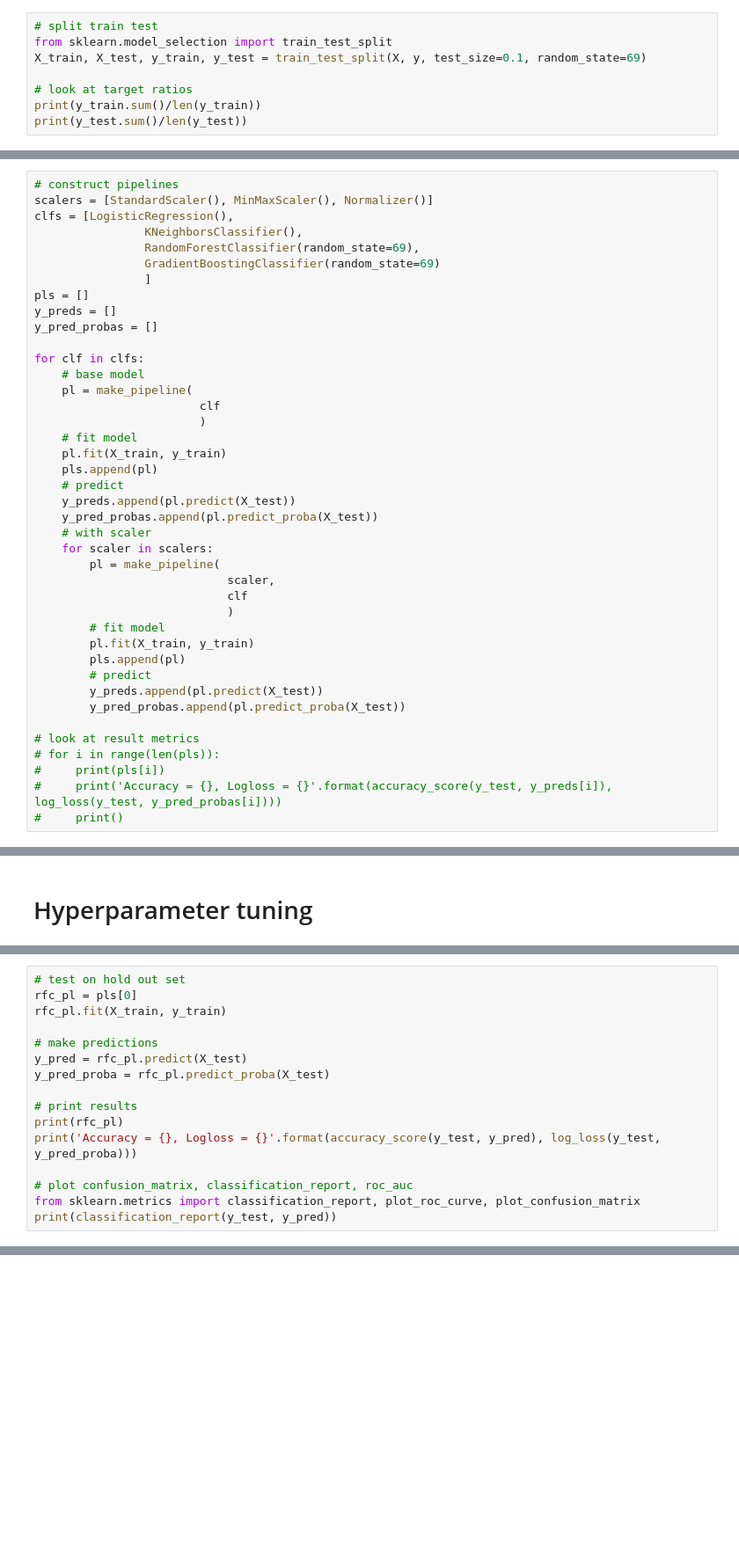
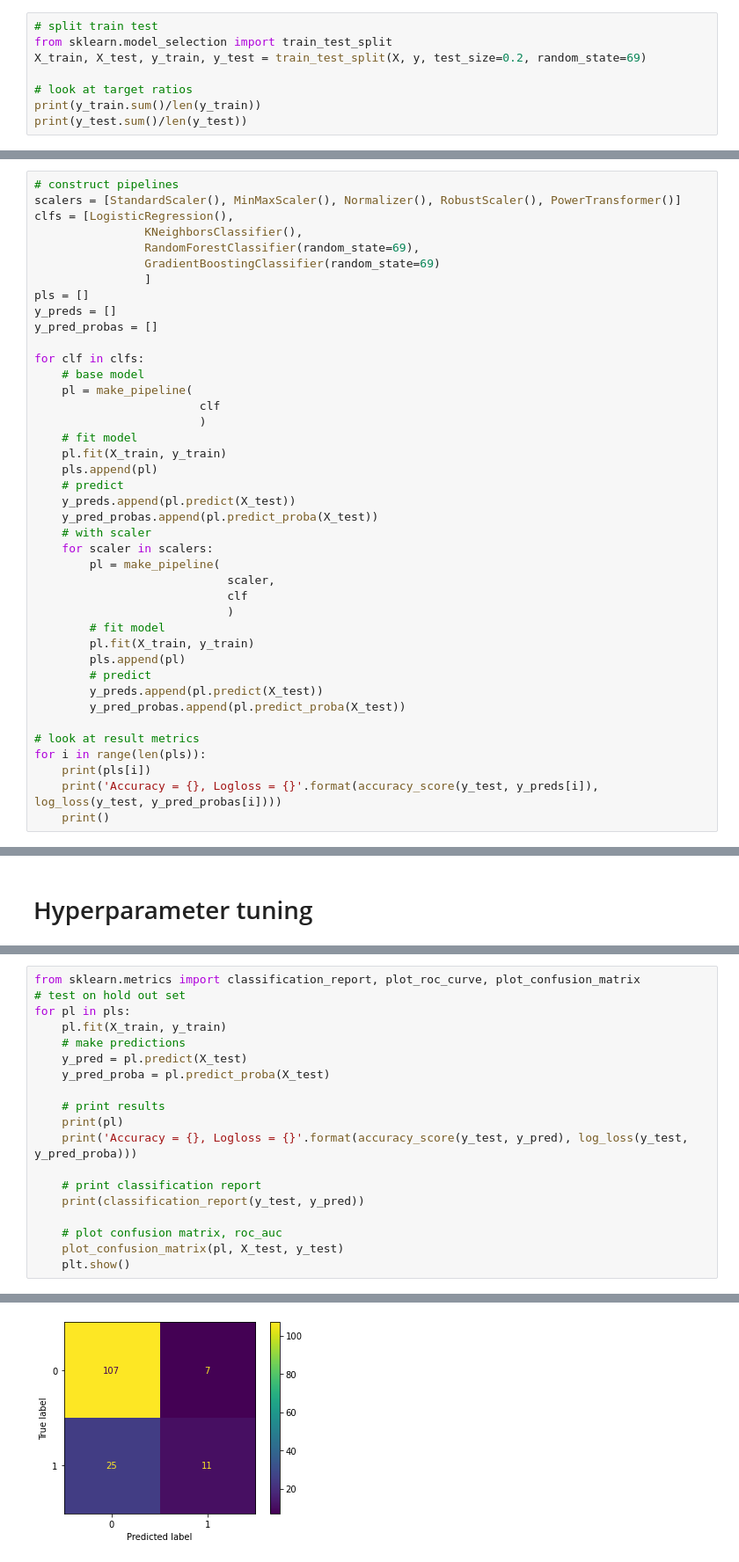
Before and after one commit to tawiwut-cha/datacamp_projects, a Jupyter notebook: blood/notebook.ipynb, the cells around one changed output, grey strips where cells are left out. Shown at 88% size. Drawn from its saved outputs; the diff is of its cells as text; blank space fills up the shorter version.

Commit message:
your first self-done classification pj, quest on!

```diff
--- a/blood/notebook.ipynb
+++ b/blood/notebook.ipynb
@@ -131,7 +132,7 @@ Time since first donation (months)
 # %%
 # split train test
 from sklearn.model_selection import train_test_split
-X_train, X_test, y_train, y_test = train_test_split(X, y, test_size=0.1, random_state=69)
+X_train, X_test, y_train, y_test = train_test_split(X, y, test_size=0.2, random_state=69)
 
 # look at target ratios
 print(y_train.sum()/len(y_train))
@@ -160,7 +159,7 @@ from sklearn.pipeline import make_pipeline
 from sklearn.metrics import accuracy_score, log_loss, classification_report
 # %%
 # construct pipelines
-scalers = [StandardScaler(), MinMaxScaler(), Normalizer()]
+scalers = [StandardScaler(), MinMaxScaler(), Normalizer(), RobustScaler(), PowerTransformer()]
 clfs = [LogisticRegression(),
                 KNeighborsClassifier(),
                 RandomForestClassifier(random_state=69),
@@ -195,7 +194,7 @@ for clf in clfs:
         y_pred_probas.append(pl.predict_proba(X_test))
 
 # look at result metrics
-# for i in range(len(pls)):
-#     print(pls[i])
-#     print('Accuracy = {}, Logloss = {}'.format(accuracy_score(y_test, y_preds[i]), log_loss(y_test, y_pred_probas[i])))
-#     print()
+for i in range(len(pls)):
+    print(pls[i])
+    print('Accuracy = {}, Logloss = {}'.format(accuracy_score(y_test, y_preds[i]), log_loss(y_test, y_pred_probas[i])))
+    print()
@@ -322,17 +373,20 @@ Best parameter {'randomforestclassifier__max_depth': 5, 'randomforestclassifier_
 # %%
+from sklearn.metrics import classification_report, plot_roc_curve, plot_confusion_matrix
 # test on hold out set
-rfc_pl = pls[0]
-rfc_pl.fit(X_train, y_train)
+for pl in pls:
+    pl.fit(X_train, y_train)
+    # make predictions
+    y_pred = pl.predict(X_test)
+    y_pred_proba = pl.predict_proba(X_test)
 
-# make predictions
-y_pred = rfc_pl.predict(X_test)
-y_pred_proba = rfc_pl.predict_proba(X_test)
+    # print results
+    print(pl)
+    print('Accuracy = {}, Logloss = {}'.format(accuracy_score(y_test, y_pred), log_loss(y_test, y_pred_proba)))
 
-# print results
-print(rfc_pl)
-print('Accuracy = {}, Logloss = {}'.format(accuracy_score(y_test, y_pred), log_loss(y_test, y_pred_proba)))
+    # print classification report
+    print(classification_report(y_test, y_pred))
 
-# plot confusion_matrix, classification_report, roc_auc
-from sklearn.metrics import classification_report, plot_roc_curve, plot_confusion_matrix
-print(classification_report(y_test, y_pred))
+    # plot confusion matrix, roc_auc
+    plot_confusion_matrix(pl, X_test, y_test)
+    plt.show()
 # %% [output]
@@ -351,0 +405 @@ weighted avg       0.77      0.79      0.77        75
+[figure, added]
```
Also changed, not shown: parts of 9 cells of this notebook.
